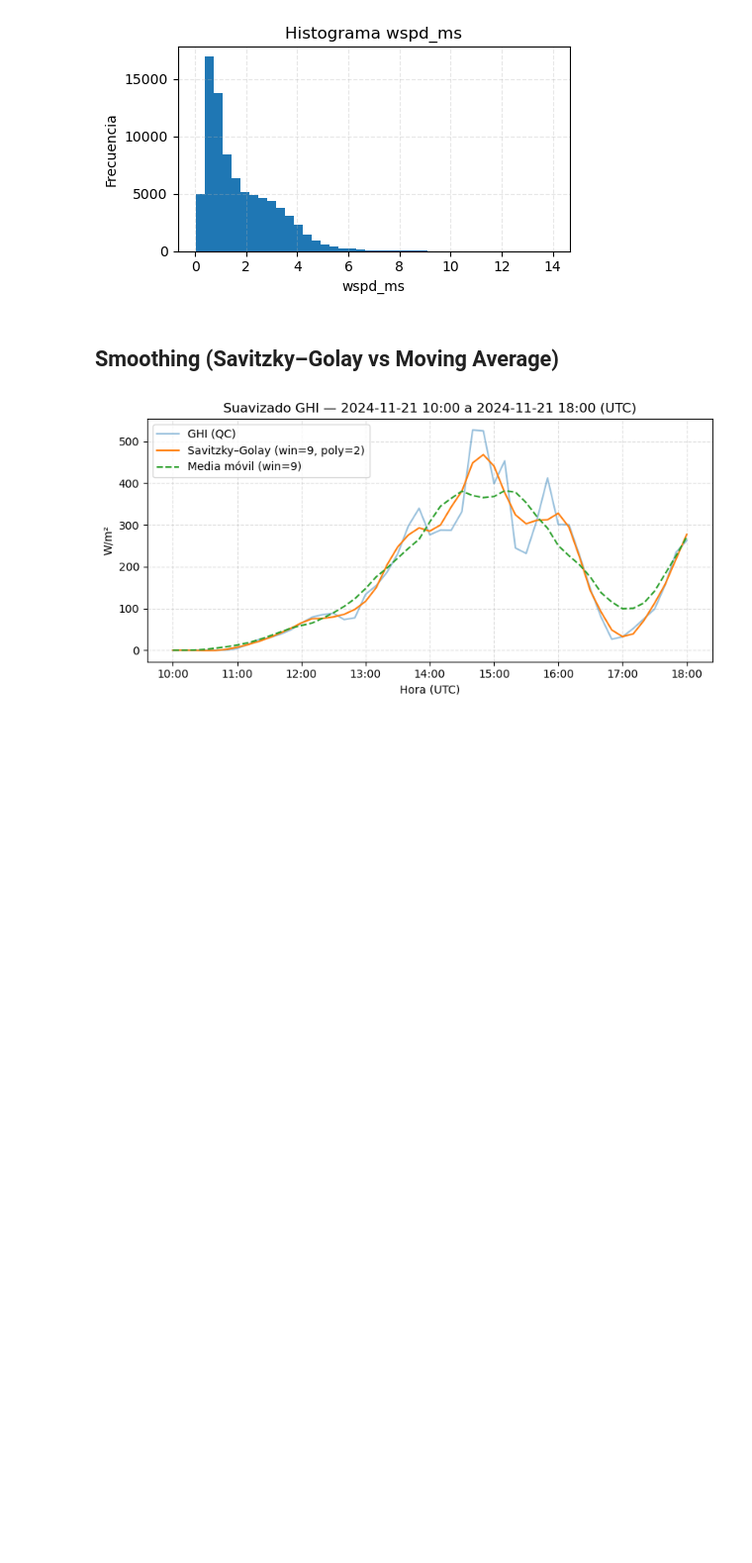
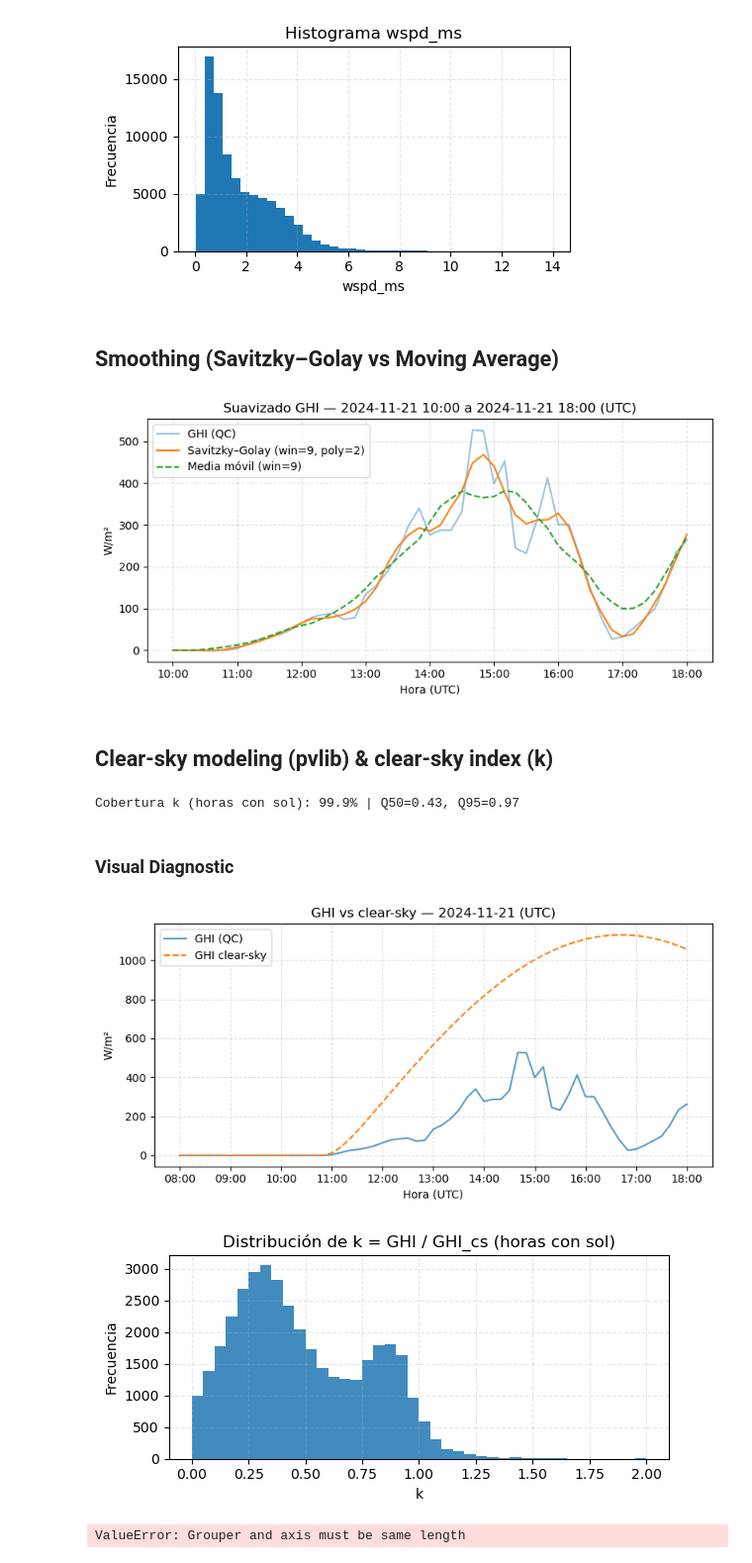
Before and after one commit to EstebanLN/irradiance-fusion-forecast, a Jupyter notebook: Notebooks/01_ground_station_exploration.ipynb, the cells around one changed output. Shown at 99% size. Cells and saved outputs as stored; diff of their text form; code cells hidden in the pictures; blank space fills up the shorter version.

Commit message:
use Location.get_clearsky(Ineichen) + Haurwitz fallback; fix k heatmap grouping (align groupers with masked index)

```diff
--- a/Notebooks/Exploración.ipynb
+++ b/Notebooks/01_ground_station_exploration.ipynb
@@ -236,3 +235,81 @@ ax.grid(True, linestyle="--", alpha=0.4); ax.legend(); fig.tight_layout()
 plt.show()
 # %% [output]
 [figure]
+# %% [markdown]
+## Clear-sky modeling (pvlib) & clear-sky index (k)
+# %%
+# Coordenadas aproximadas Uniandes (ajústalas si tienes las exactas)
+LAT, LON, ALT_M = 4.6043, -74.0659, 2624.0   # Datos de Sanabria
+
+# Asegura UTC tz-aware
+if df10.index.tz is None:
+    df10.index = df10.index.tz_localize("UTC")
+else:
+    df10 = df10.tz_convert("UTC")
+
+# Cielo despejado (Ineichen) vía Location.get_clearsky
+loc = pvlib.location.Location(LAT, LON, tz="UTC", altitude=ALT_M)
+
+try:
+    cs = loc.get_clearsky(times=df10.index, model="ineichen")  # -> columns: ghi, dni, dhi
+    df10["ghi_cs"] = cs["ghi"]
+except Exception as e:
+    # Fallback mínimo (por si tu versión de pvlib/entorno falla con Ineichen)
+    print("Ineichen falló, usando Haurwitz como respaldo:", e)
+    solpos = loc.get_solarposition(times=df10.index)
+    df10["ghi_cs"] = pvlib.clearsky.haurwitz(solpos["apparent_zenith"])
+
+# Índice de cielo despejado
+eps = 1e-6
+df10["k_ghi"] = df10["ghi_qc"] / (df10["ghi_cs"] + eps)
+
+# Enmascara noche para análisis (evita divisiones raras)
+mask_day = df10["ghi_cs"] > 50
+k_day = df10.loc[mask_day, "k_ghi"].clip(0, 2.0)
+
+print(
+    "Cobertura k (horas con sol): "
+    f"{100*k_day.notna().mean():.1f}% | "
+    f"Q50={k_day.median():.2f}, Q95={k_day.quantile(0.95):.2f}"
+)
+# %% [output]
+Cobertura k (horas con sol): 99.9% | Q50=0.43, Q95=0.97
+# %% [markdown]
+### Visual Diagnostic
+# %%
+# A) Un día representativo
+day = "2024-11-21"
+ini, fin = f"{day} 08:00", f"{day} 18:00"
+
+fig, ax = plt.subplots(figsize=(8,4))
+ax.plot(df10.loc[ini:fin, "ghi_qc"], label="GHI (QC)", alpha=0.75)
+ax.plot(df10.loc[ini:fin, "ghi_cs"], label="GHI clear-sky", linestyle="--")
+ax.set_title(f"GHI vs clear-sky — {day} (UTC)")
+ax.set_xlabel("Hora (UTC)"); ax.set_ylabel("W/m²")
+ax.xaxis.set_major_locator(mdates.HourLocator(interval=1))
+ax.xaxis.set_major_formatter(mdates.DateFormatter("%H:%M"))
+ax.grid(True, linestyle="--", alpha=0.4); ax.legend(); fig.tight_layout()
+plt.show()
+
+# B) Histograma de k en horas con sol
+plt.figure(figsize=(6,3))
+k_day.plot(kind="hist", bins=40, alpha=0.85)
+plt.title("Distribución de k = GHI / GHI_cs (horas con sol)")
+plt.xlabel("k"); plt.ylabel("Frecuencia"); plt.grid(True, linestyle="--", alpha=0.3)
+plt.tight_layout(); plt.show()
+
+# C) Heatmap DOY×HOD del k promedio (para ver estacionalidad y ciclo diurno)
+mat = df10.loc[mask_day, "k_ghi"].clip(0, 2).groupby(
+    [df10.index.dayofyear, df10.index.hour]
+).mean().unstack()  # filas: DOY, columnas: Hour
+plt.figure(figsize=(8,4))
+im = plt.imshow(mat.T, aspect="auto", origin="lower", interpolation="nearest")
+plt.colorbar(im, label="k (promedio)")
+plt.yticks(range(0,24,3), range(0,24,3))
+plt.xlabel("Día del año (DOY)"); plt.ylabel("Hora del día (UTC)")
+plt.title("Mapa DOY×HOD del índice k (promedio, horas con sol)")
+plt.tight_layout(); plt.show()
+# %% [output]
+[figure, added]
+[figure, added]
+ValueError: Grouper and axis must be same length
```
Also changed, not shown: parts of 4 cells of this notebook.
